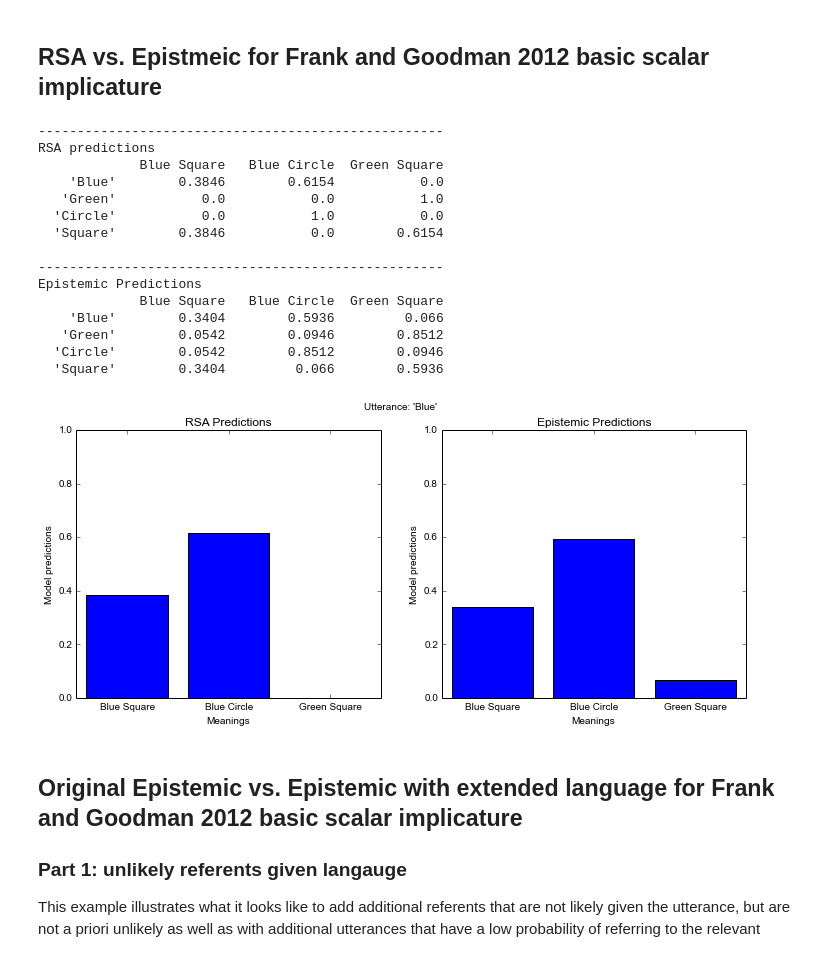
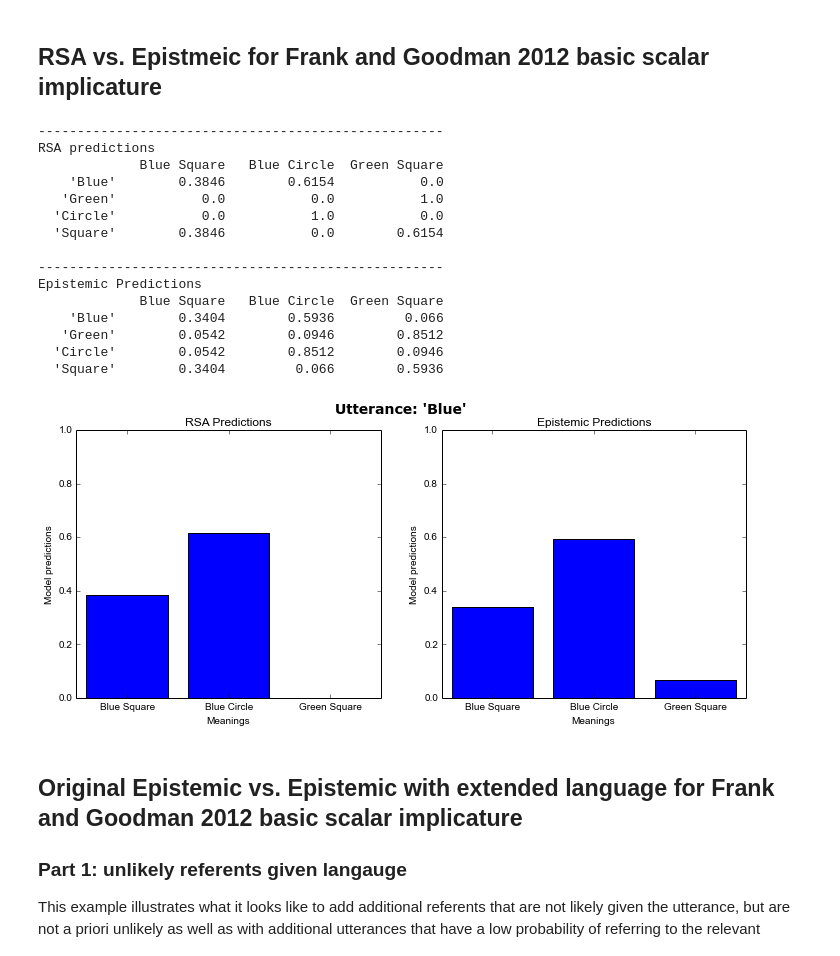
Before and after one commit to Epist/EpistemicPragmatics, a Jupyter notebook: Examples for paper.ipynb, the cells around one changed output. Cells and saved outputs as stored; diff of their text form; code cells hidden in the pictures.

```diff
--- a/Examples for paper.ipynb
+++ b/Examples for paper.ipynb
@@ -31,7 +31,7 @@ epistTest.display_listener_matrix(epistTest.iterate(2), title="Epistemic Predict
 size = fig.get_size_inches()
 plt.figure(figsize=(size[0]*2,size[0]*0.8))
 gs = gridspec.GridSpec(1,2)
-plt.suptitle("Utterance: \'Blue\'")
+plt.suptitle("Utterance: \'Blue\'", fontsize=14, fontweight='bold')
 
 toPlot=rsaTest.iterate(3)[0,:]
 epsilon = 1e-7
@@ -57,34 +57,34 @@ epsilon = 1e-7
 toPlot = [x+epsilon for x in toPlot]
 labels=epistTest.meanings
 locs=range(len(toPlot))
 ax2.bar(locs,toPlot, align='center')
 ax2.set_xlabel("Meanings")
 ax2.set_ylabel("Model predictions")
 ax2.set_title("Epistemic Predictions")
 plt.xticks(locs, labels)
 axes = plt.gca()
 axes.set_ylim([0,1])
 #ax2.set_position(pos2)
 #ax.set_position(pos1)
 #plt.figure(2)
 plt.show()
 # %% [output]
 ----------------------------------------------------
 RSA predictions
              Blue Square   Blue Circle  Green Square
     'Blue'        0.3846        0.6154           0.0
    'Green'           0.0           0.0           1.0
   'Circle'           0.0           1.0           0.0
   'Square'        0.3846           0.0        0.6154
 
 ----------------------------------------------------
 Epistemic Predictions
              Blue Square   Blue Circle  Green Square
     'Blue'        0.3404        0.5936         0.066
    'Green'        0.0542        0.0946        0.8512
   'Circle'        0.0542        0.8512        0.0946
   'Square'        0.3404         0.066        0.5936
-[figure, old version]
+[figure, new version]
 # %% [markdown]
 ## Original Epistemic vs. Epistemic with extended language for Frank and Goodman 2012 basic scalar implicature
 ### Part 1: unlikely referents given langauge
```
Also changed, not shown: parts of 9 cells of this notebook, 1 other file.
